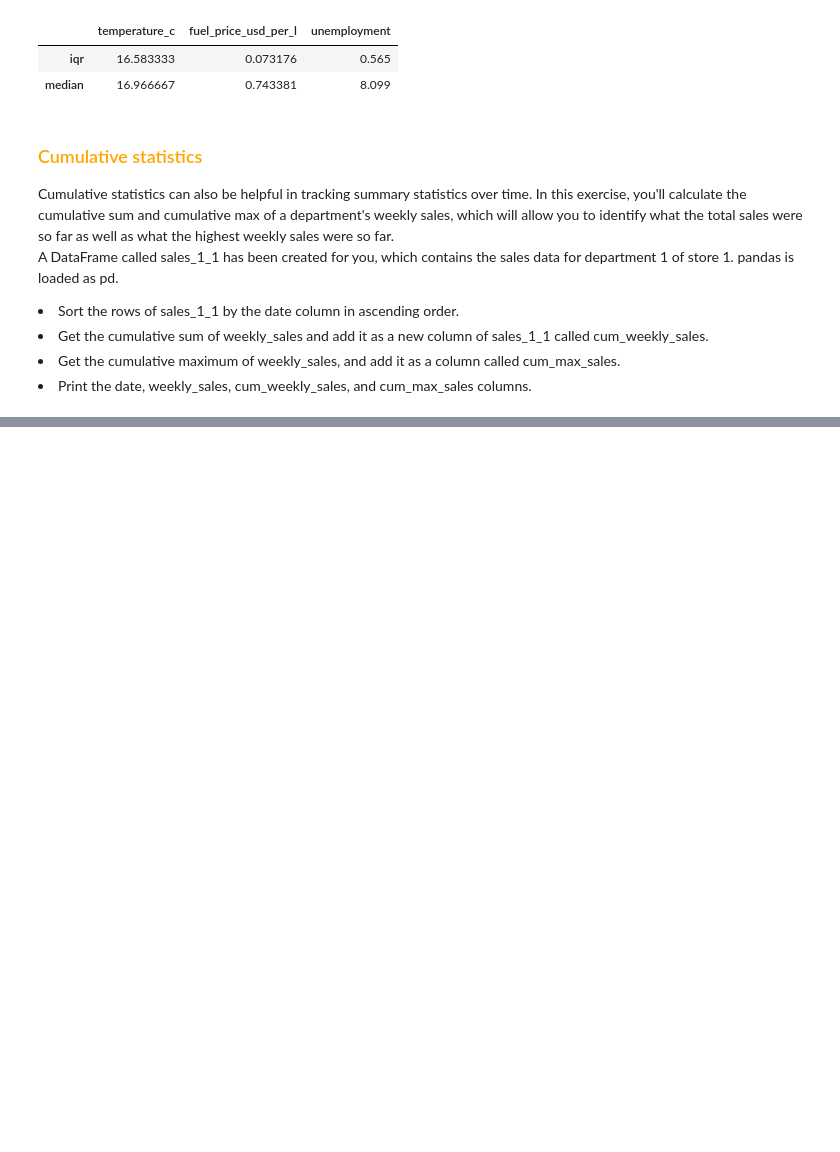
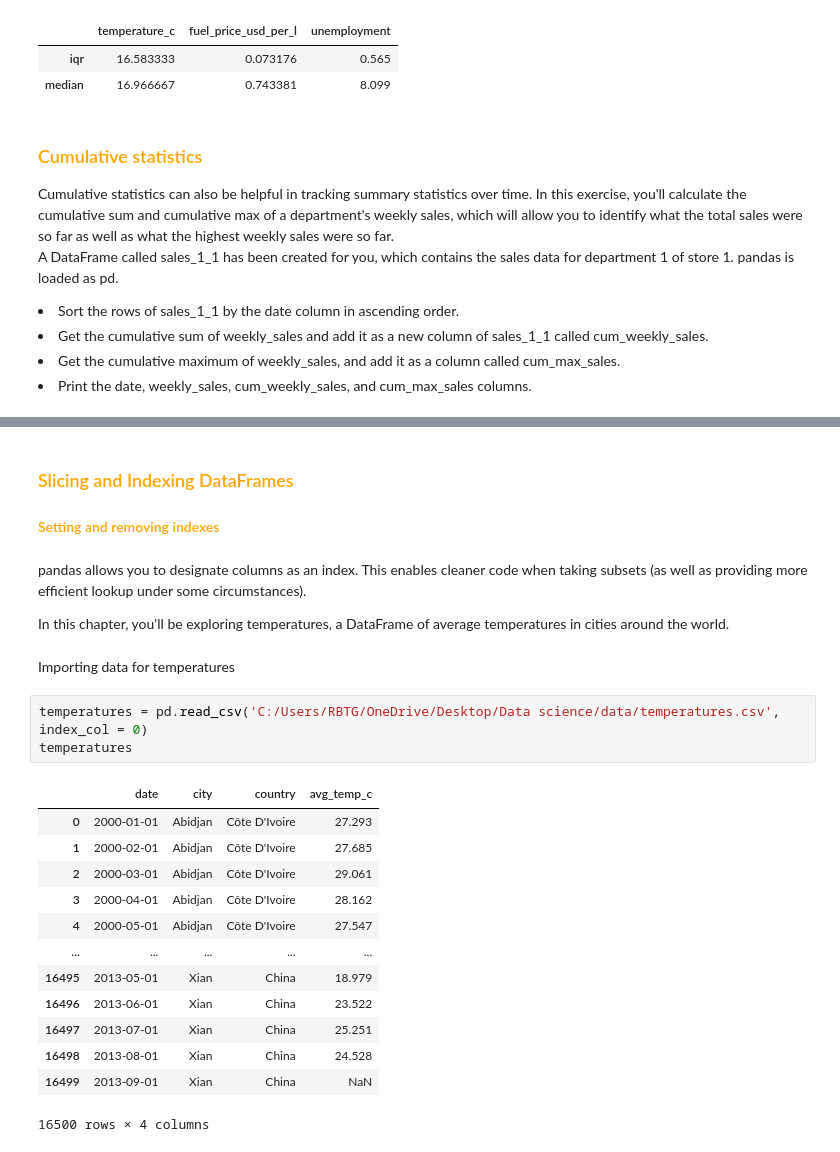
Before and after one commit to Navidullah/Data-Science, a Jupyter notebook: pandas.ipynb, the cells around one changed output, grey strips where cells are left out. Saved outputs shown, nothing was run; the diff lists cells and outputs as text; blank space fills up the shorter version.

Commit message:
pandas

```diff
--- a/pandas.ipynb
+++ b/pandas.ipynb
@@ -799,0 +1119,27 @@ print(sales_1_1[["date", "weekly_sales", "cum_weekly_sales", "cum_max_sales"]])
+# %% [markdown]
+
+<h3 style="color:orange;">Slicing and Indexing DataFrames</h3>
+<h4 style="color:orange;">Setting and removing indexes</h4>
+# %% [markdown]
+pandas allows you to designate columns as an index. This enables cleaner code when taking subsets (as well as providing more efficient lookup under some circumstances).
+
+In this chapter, you'll be exploring temperatures, a DataFrame of average temperatures in cities around the world.
+# %% [markdown]
+Importing data for temperatures
+# %%
+temperatures = pd.read_csv('C:/Users/RBTG/OneDrive/Desktop/Data science/data/temperatures.csv', index_col = 0)
+temperatures
+# %% [output]
+|  | date | city | country | avg_temp_c |
+| 0 | 2000-01-01 | Abidjan | Côte D'Ivoire | 27.293 |
+| 1 | 2000-02-01 | Abidjan | Côte D'Ivoire | 27.685 |
+| 2 | 2000-03-01 | Abidjan | Côte D'Ivoire | 29.061 |
+| 3 | 2000-04-01 | Abidjan | Côte D'Ivoire | 28.162 |
+| 4 | 2000-05-01 | Abidjan | Côte D'Ivoire | 27.547 |
+| ... | ... | ... | ... | ... |
+| 16495 | 2013-05-01 | Xian | China | 18.979 |
+| 16496 | 2013-06-01 | Xian | China | 23.522 |
+| 16497 | 2013-07-01 | Xian | China | 25.251 |
+| 16498 | 2013-08-01 | Xian | China | 24.528 |
+| 16499 | 2013-09-01 | Xian | China | NaN |
+16500 rows × 4 columns
```
Also changed, not shown: parts of 47 cells of this notebook, 1 other file.
